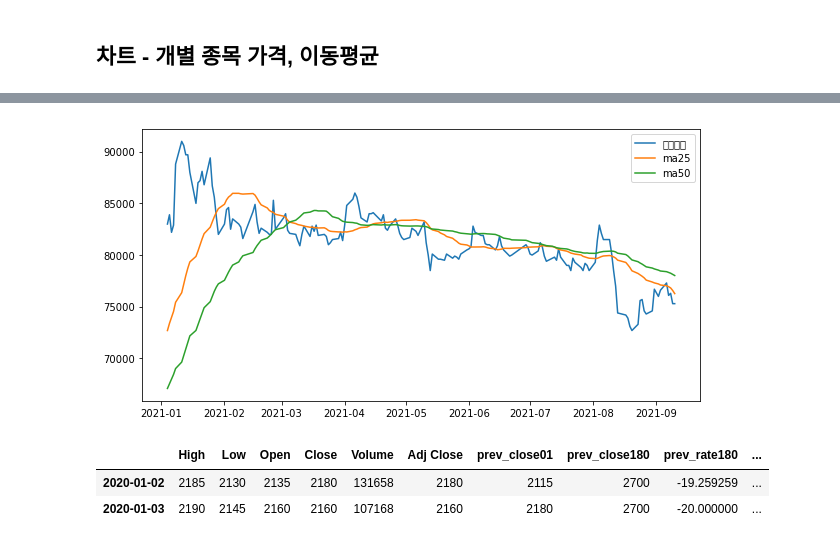
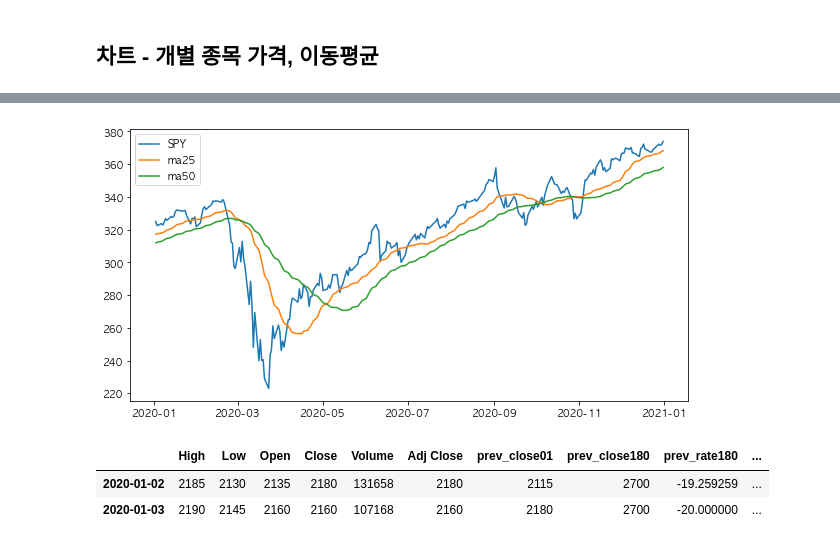
Before and after one commit to thyun/test-quant, a Jupyter notebook: backtest.ipynb, the cells around one changed output, grey strips where cells are left out. Cells and saved outputs as stored; diff of their text form; code cells hidden in the pictures.

```diff
--- a/backtest.ipynb
+++ b/backtest.ipynb
@@ -107,0 +156,24 @@ td.days
+# %%
+# DataFrame append
+df = pd.DataFrame(STOCK_VARIABLES, index=[])
+idx = dates[0]
+print(df.dtypes)
+
+df = df.append(pd.DataFrame(STOCK_ROW, index=[idx]))
+print(df.dtypes)
+df.head()
+
+#ser = pd.Series({'Close': 100}, index=df.columns, name=idx)
+#df = df.append(ser)
+#print(df.dtypes)
+#df.head()
+
+#ser = pd.Series([1, 3, 5, np.nan, 6, 8], name=idx)
+#df = df.append(s)
+#df.dtypes
+
+#df = df.append(pd.Series(dtype='float64', name=idx))
+#print(df.dtypes)
+#df.head()
+
+#df.append(pd.Series({}, index=prev_data.columns, name=idx))
@@ -117,7 +209,7 @@ def add_relative_value(ticker_data, src_name):
     if (len(ticker_data) > 0):
         ticker_data['relative_value'] = ticker_data[src_name] / ticker_data[src_name].iloc[0]*100
 
-def get_ticker_data(code, start_time, end_time, use_fdr=True):
+def get_ticker_data_cache(code, start_time, end_time, use_fdr=True):
     global MOMENTUM_DAYS
     prev_start_time = start_time - datetime.timedelta(days=MOMENTUM_DAYS)
     prev_end_time = start_time - datetime.timedelta(days=1)
@@ -126,12 +218,12 @@ def get_ticker_data(code, start_time, end_time, use_fdr=True):
     prev_data = stock_cache.get_stock_data_second_half(code, prev_start_time, prev_end_time, use_fdr)
     prev_len = len(prev_data)
     if (prev_len <= 0): # TODO 0보다는 크나 갯수가 충분하지 않으면?
-        print(f"get_ticker_data(): ticker_data not enough: code={code} prev_len={prev_len}")
+        print(f"get_ticker_data(): prev ticker_data not enough: code={code} prev_len={prev_len}")
         return pd.DataFrame(columns=STOCK_COLUMNS)
     ticker_data = stock_cache.get_stock_data(code, start_time, end_time, use_fdr)
     ticker_len = len(ticker_data)
     if (ticker_len <= 0): # TODO 0보다는 크나 갯수가 충분하지 않으면?
-        print(f"get_ticker_data(): ticker_data not enough: code={code} ticker_len={ticker_len}")
+        print(f"get_ticker_data(): target ticker_data not enough: code={code} ticker_len={ticker_len}")
         return pd.DataFrame(columns=STOCK_COLUMNS)
     total_data = pd.concat([prev_data, ticker_data])
 
@@ -154,13 +246,13 @@ def get_ticker_data(code, start_time, end_time, use_fdr=True):
     ticker_data['ma50'] = ma50[prev_len:]
     ticker_data['ma100'] = ma100[prev_len:]
 
-    # ATR(Average Trace Range) 추가
+    # ATR(Average Trade Range) 추가
     tr = total_data['High'] - total_data['Low']
     ticker_data['tr'] = tr[prev_len:]
     atr20 = tr.rolling(window=20).mean()
     ticker_data['atr20'] = atr20[prev_len:]
 
-    # ATA(Average Trading Amount-총거래액) 추가
+    # ATA(Average Trade Amount-총거래액) 추가
     ta = total_data['Close'] * total_data['Volume']
     ticker_data['ta'] = ta[prev_len:]
     ata20 = ta.rolling(window=20).mean()
@@ -355,4 +608,4 @@ stock_store.ticker_dict
   Index: []}}
 # %%
-stock_store.load_std_dict(2020)
-stock_store.load_ticker_dict(2020)
+stock_store.load_std_dict(2000)
+stock_store.load_ticker_dict(2000)
@@ -527,9 +784,10 @@ fig = plt.figure(figsize=(10,5))
 fig.tight_layout()
 subplot = fig.add_subplot(1,1,1)
 
-code = "005930.KS"
-ticker_data = ticker_dict[code]['data']
-subplot.plot(ticker_data['Close'], label=ticker_dict[code]['stock_name'])
+code = "SPY"
+name = stock_store.ticker_dict[code]['stock_name']
+ticker_data = stock_store.ticker_dict[code]['data']
+subplot.plot(ticker_data['Close'], label=name)
 #subplot.plot(ticker_data['ma5'], label='ma5')
 subplot.plot(ticker_data['ma25'], label='ma25')
 subplot.plot(ticker_data['ma50'], label='ma50')
@@ -540,4 +802,4 @@ plt.show()
-[figure, old version]
+[figure, new version]
 # %%
 # %% [output]
 |  | High | Low | Open | Close | Volume | Adj Close | prev_close01 | prev_close180 | prev_rate180 | ... |
```
Also changed, not shown: parts of 46 cells of this notebook, 2 other files.
